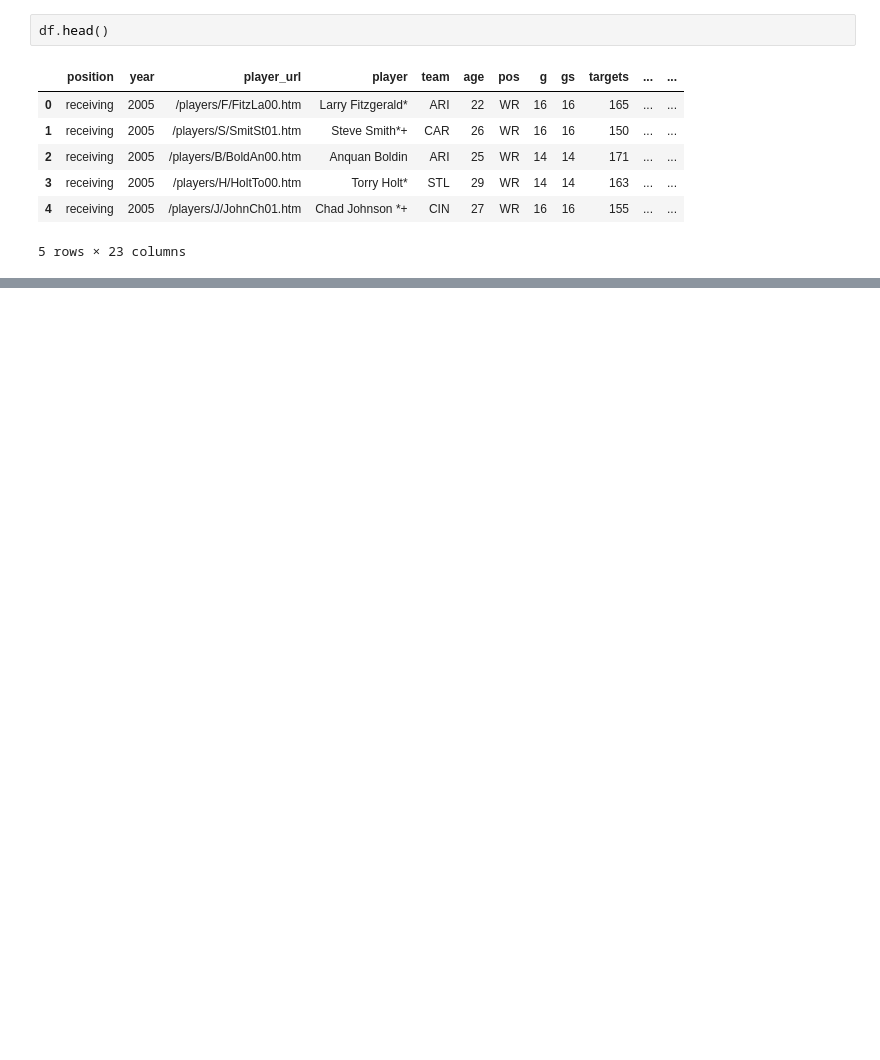
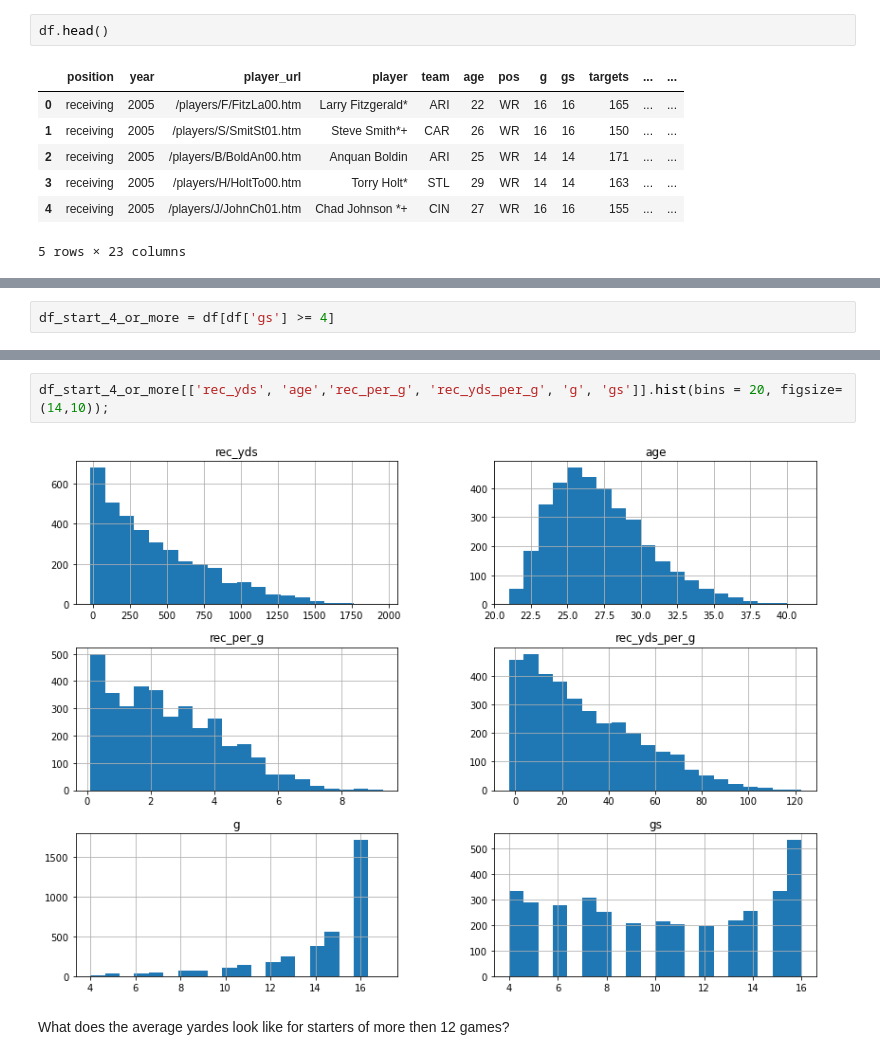
Before and after one commit to ruppdj/capstone_1_example, a Jupyter notebook: EDA.ipynb, the cells around one changed output, grey strips where cells are left out. Cells and saved outputs as stored; diff of their text form; blank space fills up the shorter version.

```diff
--- a/EDA.ipynb
+++ b/EDA.ipynb
@@ -42,0 +197,2 @@ memory usage: 229.6+ KB
+# %%
+df_start_4_or_more = df[df['gs'] >= 4]
@@ -42,0 +211,6 @@ memory usage: 229.6+ KB
+# %%
+df_start_4_or_more[['rec_yds', 'age','rec_per_g', 'rec_yds_per_g', 'g', 'gs']].hist(bins = 20, figsize=(14,10));
+# %% [output]
+[figure, added]
+# %% [markdown]
+What does the average yardes look like for starters of more then 12 games?
```
Also changed, not shown: parts of 57 cells of this notebook.
